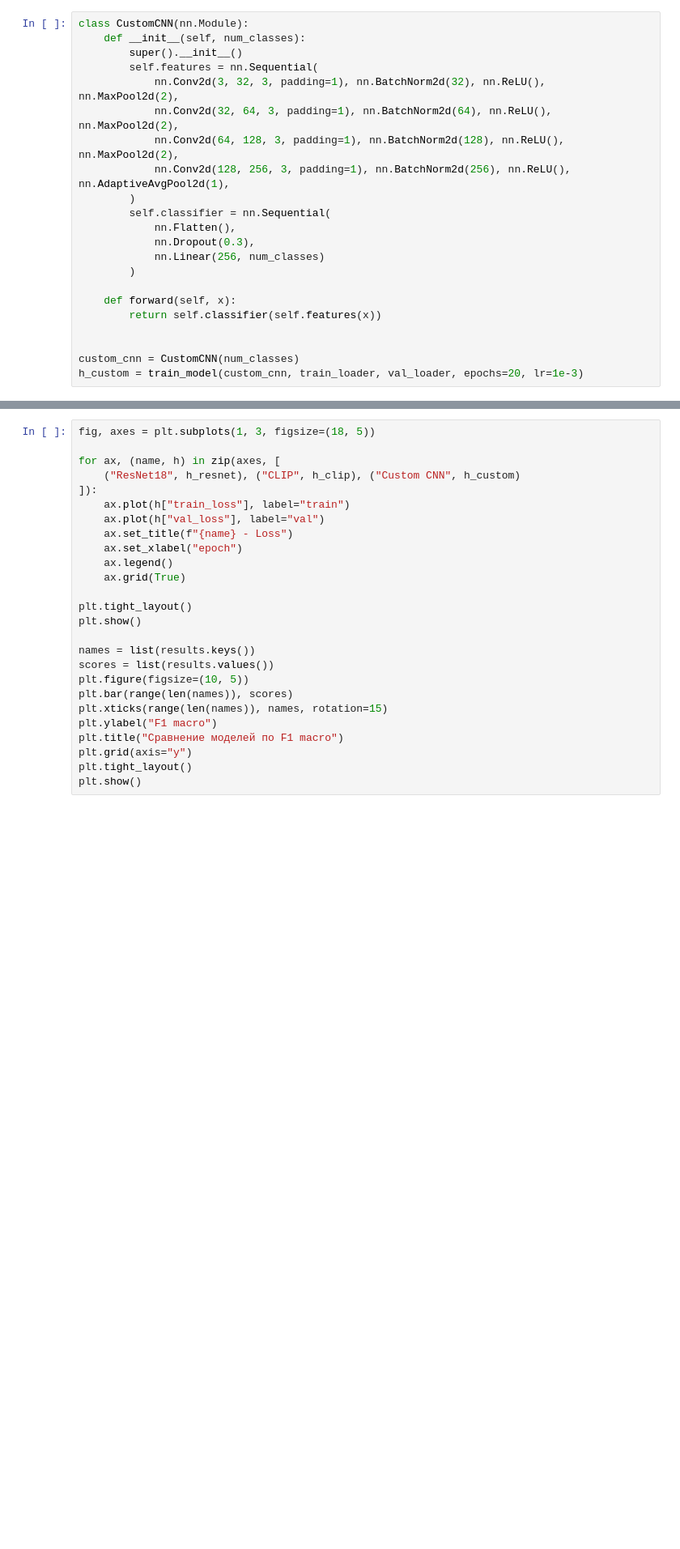
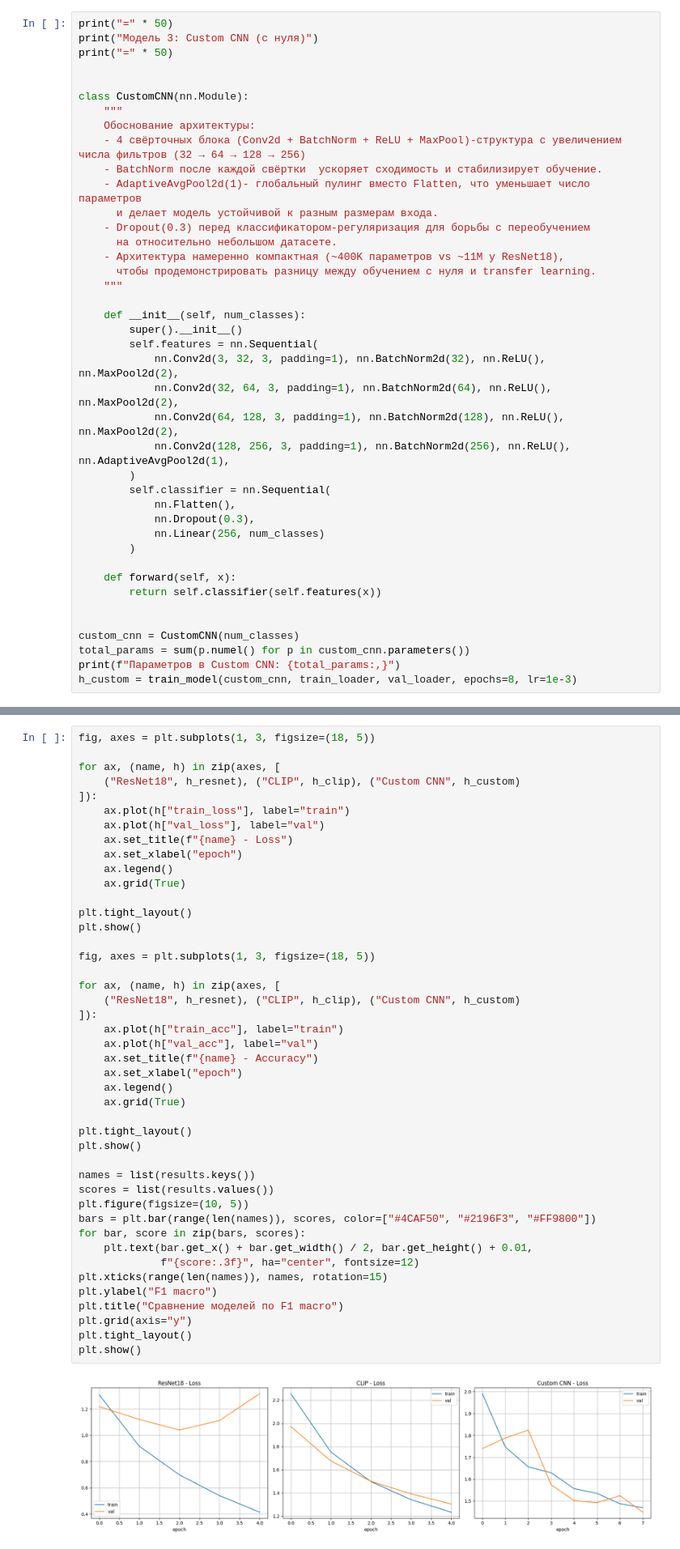
Before and after one commit to cracycot/itmo_cv, a Jupyter notebook: lab-4/lab4.ipynb, the cells around one changed output, grey strips where cells are left out. Shown at 81% size. Saved outputs shown, nothing was run; the diff lists cells and outputs as text; blank space fills up the shorter version.

```diff
--- a/lab-4/lab4.ipynb
+++ b/lab-4/lab4.ipynb
@@ -174,5 +259,22 @@ h_clip = train_model(clip_clf, clip_train_loader, clip_val_loader, epochs=10, lr
 # %%
+print("=" * 50)
+print("Модель 3: Custom CNN (с нуля)")
+print("=" * 50)
+
+
 class CustomCNN(nn.Module):
+    """
+    Обоснование архитектуры:
+    - 4 свёрточных блока (Conv2d + BatchNorm + ReLU + MaxPool)-структура с увеличением числа фильтров (32 → 64 → 128 → 256)
+    - BatchNorm после каждой свёртки  ускоряет сходимость и стабилизирует обучение.
+    - AdaptiveAvgPool2d(1)- глобальный пулинг вместо Flatten, что уменьшает число параметров
+      и делает модель устойчивой к разным размерам входа.
+    - Dropout(0.3) перед классификатором-регуляризация для борьбы с переобучением
+      на относительно небольшом датасете.
+    - Архитектура намеренно компактная (~400K параметров vs ~11M у ResNet18),
+      чтобы продемонстрировать разницу между обучением с нуля и transfer learning.
+    """
+
     def __init__(self, num_classes):
         super().__init__()
         self.features = nn.Sequential(
@@ -192,4 +294,6 @@ class CustomCNN(nn.Module):
 
 
 custom_cnn = CustomCNN(num_classes)
-h_custom = train_model(custom_cnn, train_loader, val_loader, epochs=20, lr=1e-3)
+total_params = sum(p.numel() for p in custom_cnn.parameters())
+print(f"Параметров в Custom CNN: {total_params:,}")
+h_custom = train_model(custom_cnn, train_loader, val_loader, epochs=8, lr=1e-3)
@@ -210,26 +345,46 @@ for name, model, loader in [
 # %%
 fig, axes = plt.subplots(1, 3, figsize=(18, 5))
 
 for ax, (name, h) in zip(axes, [
     ("ResNet18", h_resnet), ("CLIP", h_clip), ("Custom CNN", h_custom)
 ]):
     ax.plot(h["train_loss"], label="train")
     ax.plot(h["val_loss"], label="val")
     ax.set_title(f"{name} - Loss")
     ax.set_xlabel("epoch")
     ax.legend()
     ax.grid(True)
 
 plt.tight_layout()
 plt.show()
 
+fig, axes = plt.subplots(1, 3, figsize=(18, 5))
+
+for ax, (name, h) in zip(axes, [
+    ("ResNet18", h_resnet), ("CLIP", h_clip), ("Custom CNN", h_custom)
+]):
+    ax.plot(h["train_acc"], label="train")
+    ax.plot(h["val_acc"], label="val")
+    ax.set_title(f"{name} - Accuracy")
+    ax.set_xlabel("epoch")
+    ax.legend()
+    ax.grid(True)
+
+plt.tight_layout()
+plt.show()
+
 names = list(results.keys())
 scores = list(results.values())
 plt.figure(figsize=(10, 5))
-plt.bar(range(len(names)), scores)
+bars = plt.bar(range(len(names)), scores, color=["#4CAF50", "#2196F3", "#FF9800"])
+for bar, score in zip(bars, scores):
+    plt.text(bar.get_x() + bar.get_width() / 2, bar.get_height() + 0.01,
+             f"{score:.3f}", ha="center", fontsize=12)
 plt.xticks(range(len(names)), names, rotation=15)
 plt.ylabel("F1 macro")
 plt.title("Сравнение моделей по F1 macro")
 plt.grid(axis="y")
 plt.tight_layout()
 plt.show()
+# %% [output]
+[figure, added]
```
Also changed, not shown: parts of 13 cells of this notebook.
